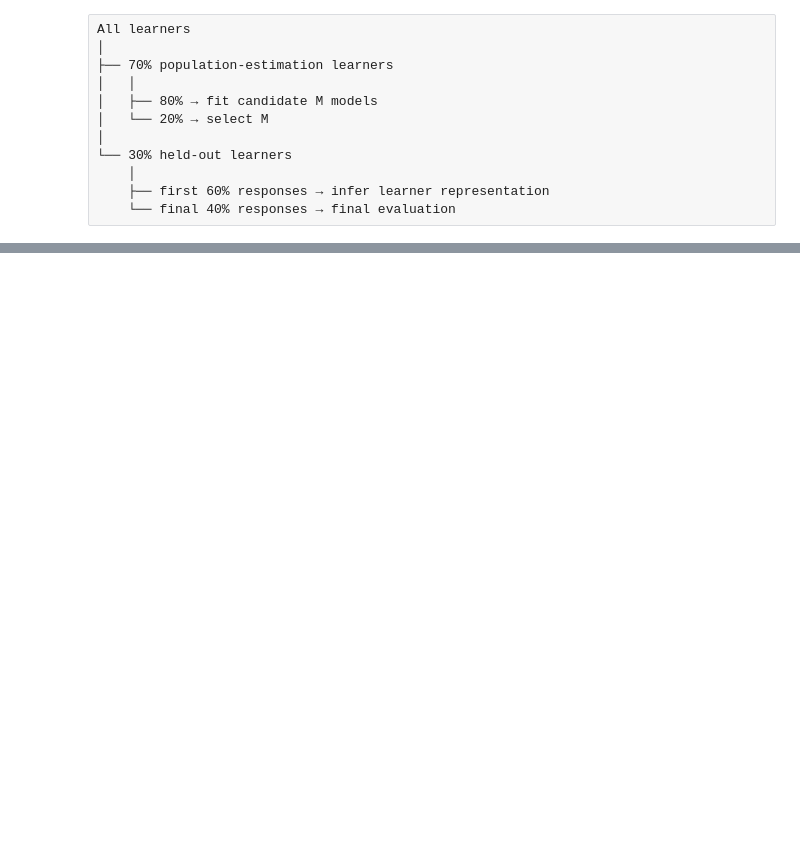
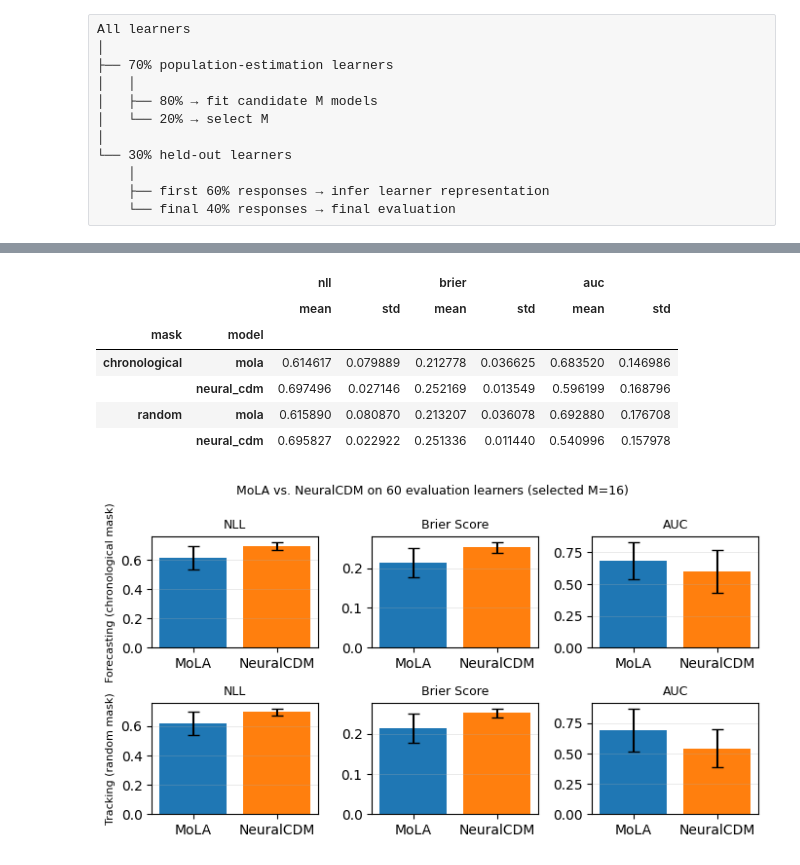
Before and after one commit to lentin26/mixture-of-latent-archetypes, a Jupyter notebook: notebooks/high-dim-experiment.ipynb, the cells around one changed output, grey strips where cells are left out. Drawn from its saved outputs; the diff is of its cells as text; code cells hidden in the pictures; blank space fills up the shorter version.

```diff
--- a/notebooks/high-dim-experiment.ipynb
+++ b/notebooks/high-dim-experiment.ipynb
@@ -102,0 +130,16 @@ All learners
+# %%
+from src.utils.ednet import sample_eligible_learners
+from src.experiments.high_dim import run_evaluation
+
+# Smoke scale: a small learner subset, not the full EdNet population.
+N_LEARNERS = 200
+MIN_RESPONSES = 30
+MIN_ITEM_RESPONSES = 30
+
+responses_df, Q, questions_df = sample_eligible_learners(
+    n_learners=N_LEARNERS, min_responses=MIN_RESPONSES, min_item_responses=MIN_ITEM_RESPONSES, seed=0
+)
+
+print(f"learners: {responses_df['user_id'].nunique()}")
+print(f"items: {Q.shape[0]}, skills: {Q.shape[1]}")
+print(f"responses: {len(responses_df)}")
@@ -102,0 +213,56 @@ All learners
+# %%
+import matplotlib.pyplot as plt
+import pandas as pd
+
+from src.style import figsize
+from src.simulations.viz import _savefig
+
+result_metrics = ["nll", "brier", "auc"]
+result_labels = {"nll": "NLL", "brier": "Brier Score", "auc": "AUC"}
+model_order = ["mola", "neural_cdm"]
+model_labels = {"mola": "MoLA", "neural_cdm": "NeuralCDM"}
+model_colors = {"mola": "#1f77b4", "neural_cdm": "#ff7f0e"}
+mask_order = ["chronological", "random"]
+mask_labels = {"chronological": "Forecasting (chronological mask)", "random": "Tracking (random mask)"}
+
+comparison_long = pd.DataFrame(
+    [
+        {"user_id": row["user_id"], "mask": row["mask"], "model": model, **{m: row[f"{model}_{m}"] for m in result_metrics}}
+        for _, row in results.iterrows()
+        for model in model_order
+    ]
+)
+
+# One row per mask (forecasting, tracking), one column per metric -- same
+# small-multiples convention used throughout notebooks/simulation-study.ipynb.
+fig, axes = plt.subplots(len(mask_order), 3, figsize=figsize("acm-sigconf-text", aspect=0.55), squeeze=False)
+for row, mask in enumerate(mask_order):
+    mask_data = comparison_long[comparison_long["mask"] == mask]
+    for col, metric in enumerate(result_metrics):
+        ax = axes[row, col]
+        stats = mask_data.groupby("model")[metric].agg(["mean", "std"]).reindex(model_order)
+        ax.bar(
+            [model_labels[m] for m in stats.index], stats["mean"], yerr=stats["std"],
+            capsize=4, color=[model_colors[m] for m in stats.index],
+        )
+        ax.set_title(result_labels[metric], fontsize=9)
+        if col == 0:
+            ax.set_ylabel(mask_labels[mask], fontsize=8)
+        ax.grid(alpha=0.3, linewidth=0.6, axis="y")
+fig.suptitle(
+    f"MoLA vs. NeuralCDM on {results['user_id'].nunique()} evaluation learners (selected M={results['selected_m'].iloc[0]})",
+    fontsize=9,
+)
+fig.tight_layout()
+_savefig(fig, "figures/high_dim_comparison.pdf")
+
+comparison_long.groupby(["mask", "model"])[result_metrics].agg(["mean", "std"]).reindex(mask_order, level="mask")
+# %% [output]
+|  |  | nll |  | brier |  | auc |  |
+|  |  | mean | std | mean | std | mean | std |
+| mask | model |  |  |  |  |  |  |
+| chronological | mola | 0.614617 | 0.079889 | 0.212778 | 0.036625 | 0.683520 | 0.146986 |
+|  | neural_cdm | 0.697496 | 0.027146 | 0.252169 | 0.013549 | 0.596199 | 0.168796 |
+| random | mola | 0.615890 | 0.080870 | 0.213207 | 0.036078 | 0.692880 | 0.176708 |
+|  | neural_cdm | 0.695827 | 0.022922 | 0.251336 | 0.011440 | 0.540996 | 0.157978 |
+[figure, added]
```
Also changed, not shown: parts of 15 cells of this notebook, 25 other files.
